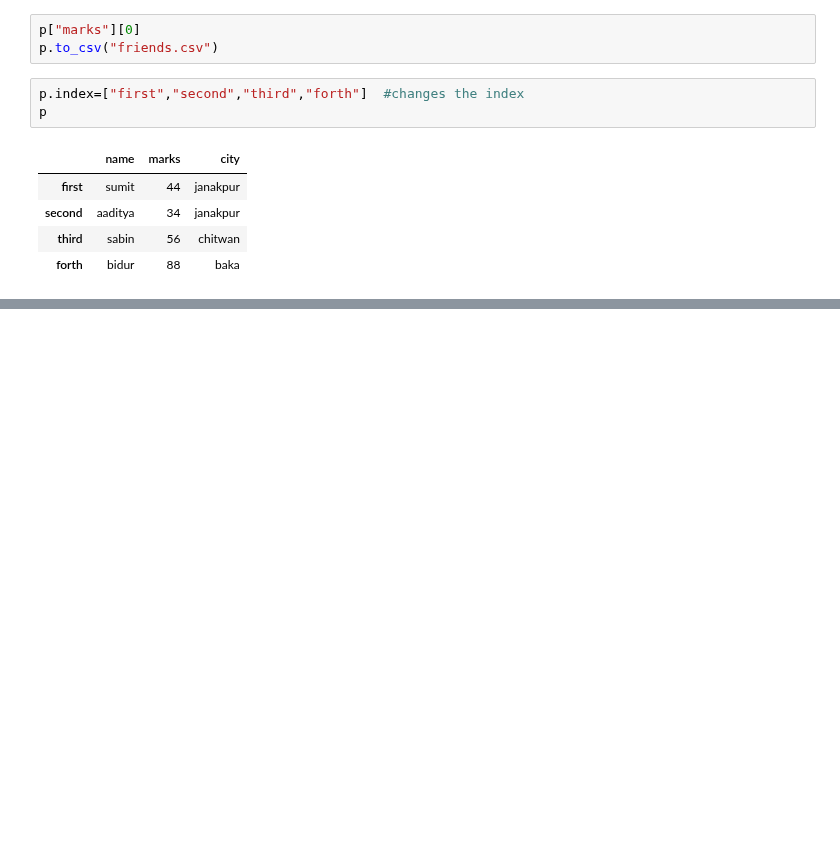
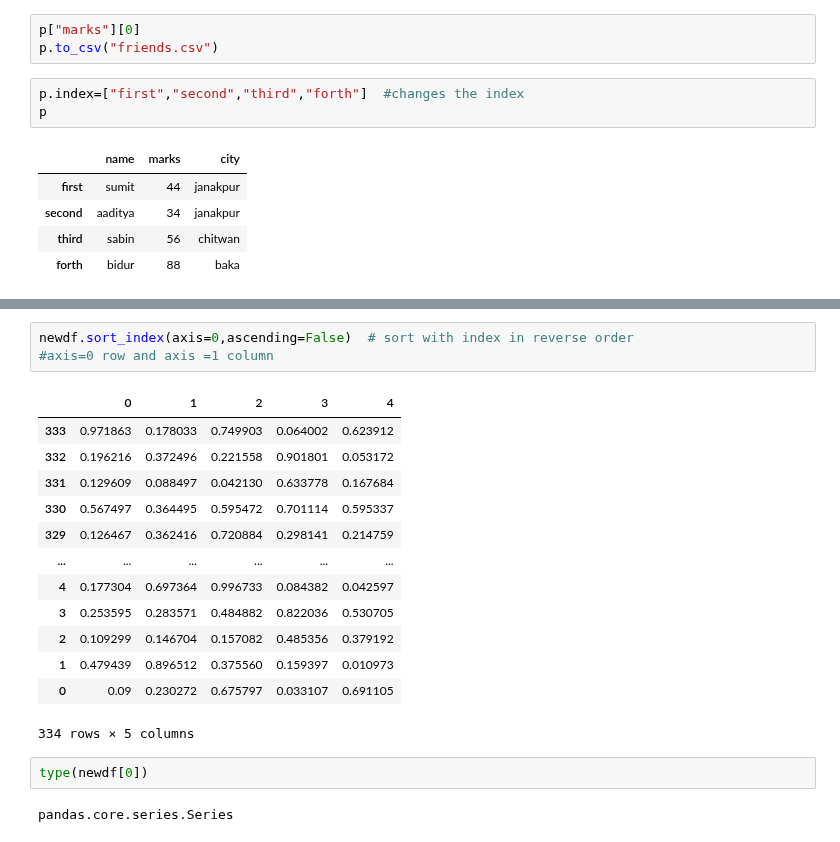
Before and after one commit to sumitsah250/python, a Jupyter notebook: pandas/Untitled-1.ipynb, the cells around one changed output, grey strips where cells are left out. Saved outputs shown, nothing was run; the diff lists cells and outputs as text; blank space fills up the shorter version.

```diff
--- a/pandas/Untitled-1.ipynb
+++ b/pandas/Untitled-1.ipynb
@@ -168,0 +301,21 @@ p
+# %%
+newdf.sort_index(axis=0,ascending=False)  # sort with index in reverse order
+#axis=0 row and axis =1 column
+# %% [output]
+|  | 0 | 1 | 2 | 3 | 4 |
+| 333 | 0.971863 | 0.178033 | 0.749903 | 0.064002 | 0.623912 |
+| 332 | 0.196216 | 0.372496 | 0.221558 | 0.901801 | 0.053172 |
+| 331 | 0.129609 | 0.088497 | 0.042130 | 0.633778 | 0.167684 |
+| 330 | 0.567497 | 0.364495 | 0.595472 | 0.701114 | 0.595337 |
+| 329 | 0.126467 | 0.362416 | 0.720884 | 0.298141 | 0.214759 |
+| ... | ... | ... | ... | ... | ... |
+| 4 | 0.177304 | 0.697364 | 0.996733 | 0.084382 | 0.042597 |
+| 3 | 0.253595 | 0.283571 | 0.484882 | 0.822036 | 0.530705 |
+| 2 | 0.109299 | 0.146704 | 0.157082 | 0.485356 | 0.379192 |
+| 1 | 0.479439 | 0.896512 | 0.375560 | 0.159397 | 0.010973 |
+| 0 | 0.09 | 0.230272 | 0.675797 | 0.033107 | 0.691105 |
+334 rows × 5 columns
+# %%
+type(newdf[0])
+# %% [output]
+pandas.core.series.Series
```
Also changed, not shown: parts of 26 cells of this notebook, 4 other files.
